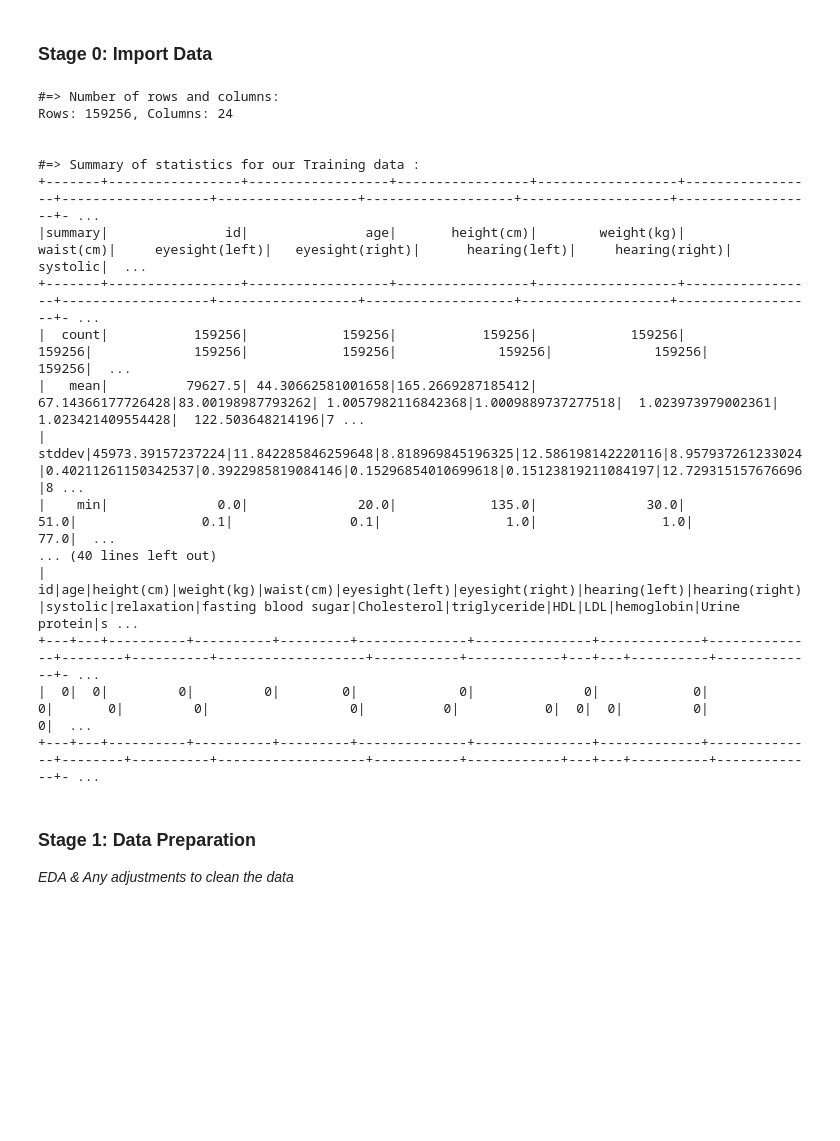
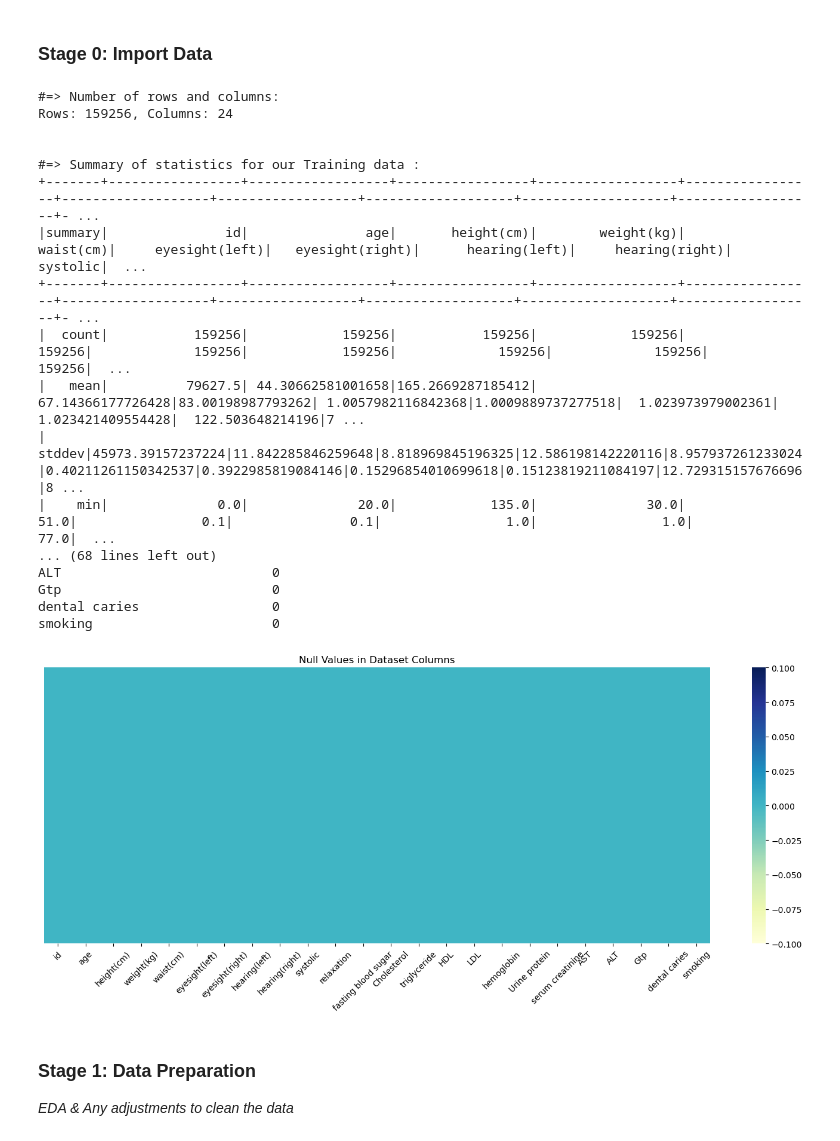
Before and after one commit to evandergraaf/M10.13-Smoker-Dataset, a Jupyter notebook: M1013 Smoker Dataset.ipynb, the cells around one changed output. Saved outputs shown, nothing was run; the diff lists cells and outputs as text; code cells hidden in the pictures; blank space fills up the shorter version.

```diff
--- a/M1013 Smoker Dataset.ipynb
+++ b/M1013 Smoker Dataset.ipynb
@@ -62,6 +62,7 @@ from pyspark.ml.classification import LogisticRegression, RandomForestClassifier
 from pyspark.ml.clustering import KMeans, GaussianMixture
 from pyspark.ml.evaluation import BinaryClassificationEvaluator, MulticlassClassificationEvaluator
 from pyspark.ml.tuning import ParamGridBuilder, CrossValidator
+from sklearn.metrics import classification_report, roc_curve, auc
 
 import numpy as np
 import pandas as pd
@@ -103,38 +104,82 @@ print('#=> Summary of statistics for our Training data :')
 df_train.summary().show()
 print("\n")
 
 ##Show the data schema
 print('#=> Training data schema:')
 df_train.printSchema()
 print("\n")
 
 ##List the column names
 print('#=> Column names:')
 print(df_train.columns)
 print("\n")
 
 ##Verify any null relevant data in any of our columns.
 print('#=> Training dataset with Null values:')
 df_train.select([count(when(col(c).isNull(), c )).alias(c) for c in df_train.columns]).show()
 print("\n")
+
+
+##Count the number of null values in each column
+null_counts = df_train.select([count(when(col(c).isNull(), c)).alias(c) for c in df_train.columns])
+
+##Convert the result to Pandas for easy viewing
+null_counts_pandas = null_counts.toPandas()
+
+##Transpose the Pandas DataFrame for better readability
+null_counts_pandas = null_counts_pandas.T
+null_counts_pandas.columns = ['null_count']
+
+##Display the transposed result in a clean tabular format
+print(null_counts_pandas)
+print("\n\n")
+
+
+###
+#null values if present, are displayed in lighter shades
+#for each of the colums and non-null values in darker shades.
+#Since only the lighter shade is displayd, this confirms that no null values are present in the dataset.
+#The heatmap will help us to visually inspect where zeros are located across the columns.
+#If we find no darker shaded cells, that means there are no nulls in the dataset.
+
+
+##Create a mask for null values by checking each column for null
+null_mask = df_train.select([((col(c).isNull()).cast("int")).alias(c) for c in df_train.columns])
+
+##Convert the PySpark DataFrame to a Pandas DataFrame
+null_mask_pd = null_mask.toPandas()
+
+##Plot the heatmap showing any null columns with particular colors.
+plt.figure(figsize=(18, 6))
+sns.heatmap(null_mask_pd, cmap="YlGnBu", cbar=True, xticklabels=null_mask_pd.columns, yticklabels=False)
+plt.title("Null Values in Dataset Columns")
+plt.xticks(rotation=45)
+plt.show()
+
+
+##Let's aggregate the number of items in each column.
+#print("\n\n")
+#for column in df_train.columns:
+#    df_train.groupBy(column).count().show()
 # %% [output]
 #=> Number of rows and columns:
 Rows: 159256, Columns: 24
 
 
 #=> Summary of statistics for our Training data :
 +-------+-----------------+------------------+-----------------+------------------+-----------------+-------------------+------------------+-------------------+-------------------+------------------+- ...
 |summary|               id|               age|       height(cm)|        weight(kg)|        waist(cm)|     eyesight(left)|   eyesight(right)|      hearing(left)|     hearing(right)|          systolic|  ...
 +-------+-----------------+------------------+-----------------+------------------+-----------------+-------------------+------------------+-------------------+-------------------+------------------+- ...
 |  count|           159256|            159256|           159256|            159256|           159256|             159256|            159256|             159256|             159256|            159256|  ...
 |   mean|          79627.5| 44.30662581001658|165.2669287185412| 67.14366177726428|83.00198987793262| 1.0057982116842368|1.0009889737277518|  1.023973979002361|  1.023421409554428|  122.503648214196|7 ...
 | stddev|45973.39157237224|11.842285846259648|8.818969845196325|12.586198142220116|8.957937261233024|0.40211261150342537|0.3922985819084146|0.15296854010699618|0.15123819211084197|12.729315157676696|8 ...
 |    min|              0.0|              20.0|            135.0|              30.0|             51.0|                0.1|               0.1|                1.0|                1.0|              77.0|  ...
-... (40 lines left out)
-| id|age|height(cm)|weight(kg)|waist(cm)|eyesight(left)|eyesight(right)|hearing(left)|hearing(right)|systolic|relaxation|fasting blood sugar|Cholesterol|triglyceride|HDL|LDL|hemoglobin|Urine protein|s ...
-+---+---+----------+----------+---------+--------------+---------------+-------------+--------------+--------+----------+-------------------+-----------+------------+---+---+----------+-------------+- ...
-|  0|  0|         0|         0|        0|             0|              0|            0|             0|       0|         0|                  0|          0|           0|  0|  0|         0|            0|  ...
-+---+---+----------+----------+---------+--------------+---------------+-------------+--------------+--------+----------+-------------------+-----------+------------+---+---+----------+-------------+- ...
+... (68 lines left out)
+ALT                           0
+Gtp                           0
+dental caries                 0
+smoking                       0
+[figure, added]
 # %% [markdown]
 ### Stage 1: Data Preparation
 
```
Also changed, not shown: parts of 15 cells of this notebook, 1 other file.
